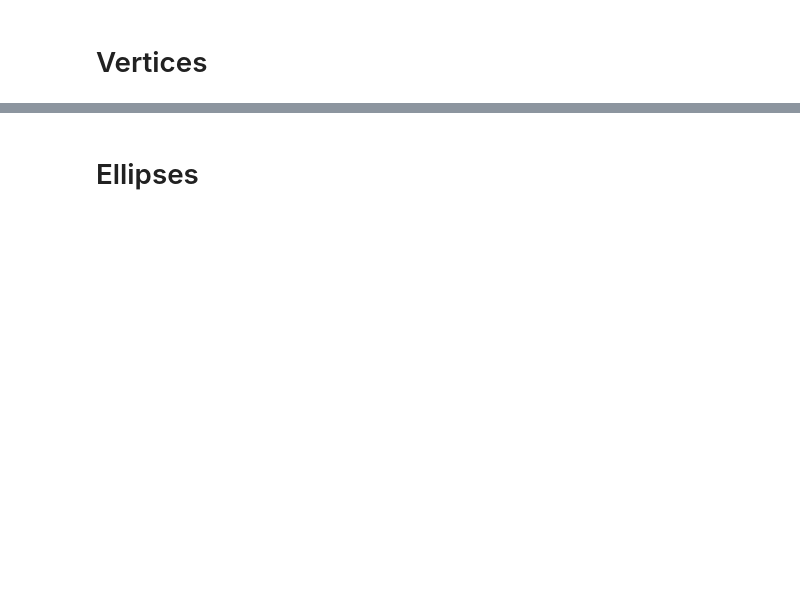
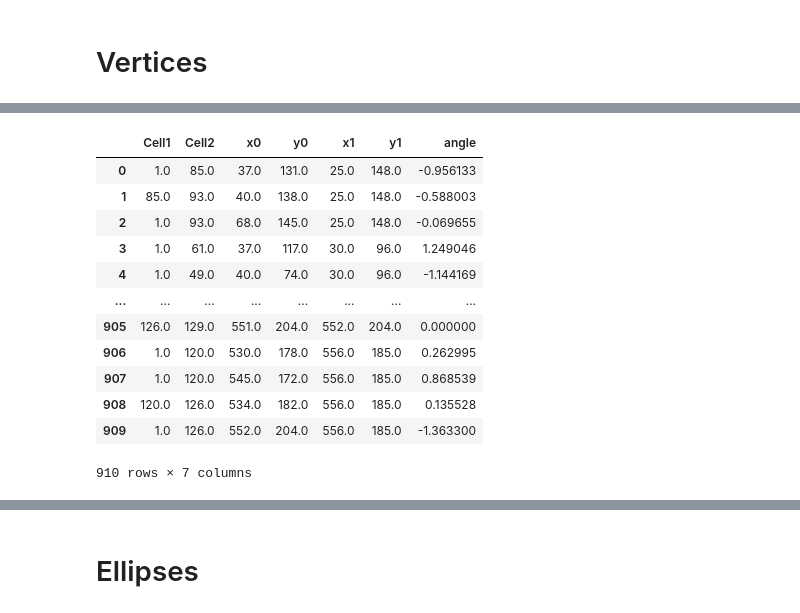
Before and after one commit to suzannelab/Dissect, a Jupyter notebook: notebook/2D-DISSECT-New_architecture-Copy2.ipynb, the cells around one changed output, grey strips where cells are left out. Cells and saved outputs as stored; diff of their text form; code cells hidden in the pictures; blank space fills up the shorter version.

Commit message:
Duplication du notebook-new-architecture avec mon travail en cours (vertex)

```diff
--- a/notebook/2D-DISSECT-New_architecture-Copy2.ipynb
+++ b/notebook/2D-DISSECT-New_architecture-Copy2.ipynb
@@ -342,0 +987,31 @@ NameError: name 'JuncCell' is not defined
+# %%
+#Récupération des numéros de cellules partageant un vertex
+m = []
+n = []
+o = []
+p = []
+
+
+for k in vertex_moy.values():
+    m.append(k[1])
+    n.append(k[2])
+    o.append(k[3])
+    if len(k)>4 :
+        p.append(k[4])
+    else :
+        p.append('Nan')
+
+
+#Création d'un DataFrame
+init = np.zeros((len(vertex_moy), 6))
+df3 = pd.DataFrame(data=init, columns=['cellule a','cellule b','cellule c', 'cellule d',
+                                       'coordonée x',
+                                       'coordonée y'])
+for ind in range (0, len(vertex_moy)):
+
+    df3['cellule a'][ind] = m[ind]
+    df3['cellule b'][ind] = n[ind]
+    df3['cellule c'][ind] = o[ind]
+    df3['cellule d'][ind] = p[ind]
+    df3['coordonée x'][ind] = x[ind]
+    df3['coordonée y'][ind] = y[ind]
@@ -342,0 +1140,16 @@ NameError: name 'JuncCell' is not defined
+# %%
+df4_jonctions
+# %% [output]
+|  | Cell1 | Cell2 | x0 | y0 | x1 | y1 | angle |
+| 0 | 1.0 | 85.0 | 37.0 | 131.0 | 25.0 | 148.0 | -0.956133 |
+| 1 | 85.0 | 93.0 | 40.0 | 138.0 | 25.0 | 148.0 | -0.588003 |
+| 2 | 1.0 | 93.0 | 68.0 | 145.0 | 25.0 | 148.0 | -0.069655 |
+| 3 | 1.0 | 61.0 | 37.0 | 117.0 | 30.0 | 96.0 | 1.249046 |
+| 4 | 1.0 | 49.0 | 40.0 | 74.0 | 30.0 | 96.0 | -1.144169 |
+| ... | ... | ... | ... | ... | ... | ... | ... |
+| 905 | 126.0 | 129.0 | 551.0 | 204.0 | 552.0 | 204.0 | 0.000000 |
+| 906 | 1.0 | 120.0 | 530.0 | 178.0 | 556.0 | 185.0 | 0.262995 |
+| 907 | 1.0 | 120.0 | 545.0 | 172.0 | 556.0 | 185.0 | 0.868539 |
+| 908 | 120.0 | 126.0 | 534.0 | 182.0 | 556.0 | 185.0 | 0.135528 |
+| 909 | 1.0 | 126.0 | 552.0 | 204.0 | 556.0 | 185.0 | -1.363300 |
+910 rows × 7 columns
```
Also changed, not shown: parts of 87 cells of this notebook.
